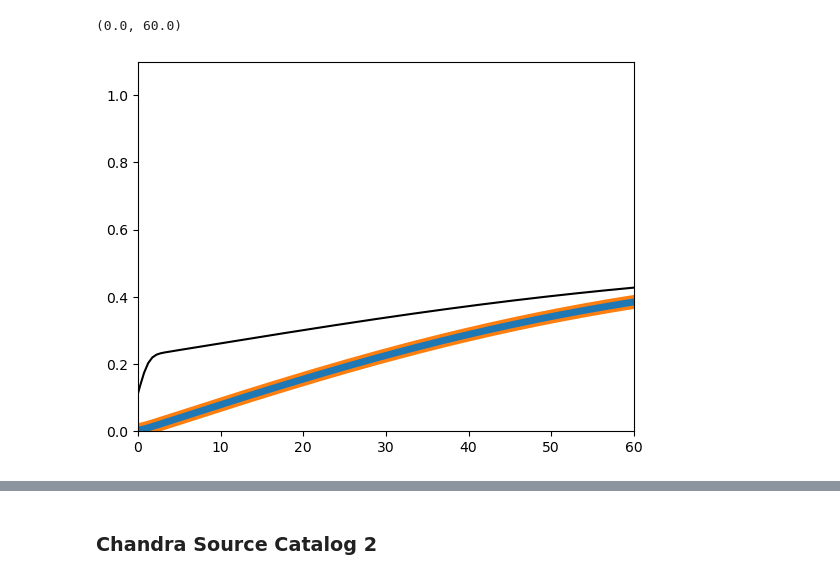
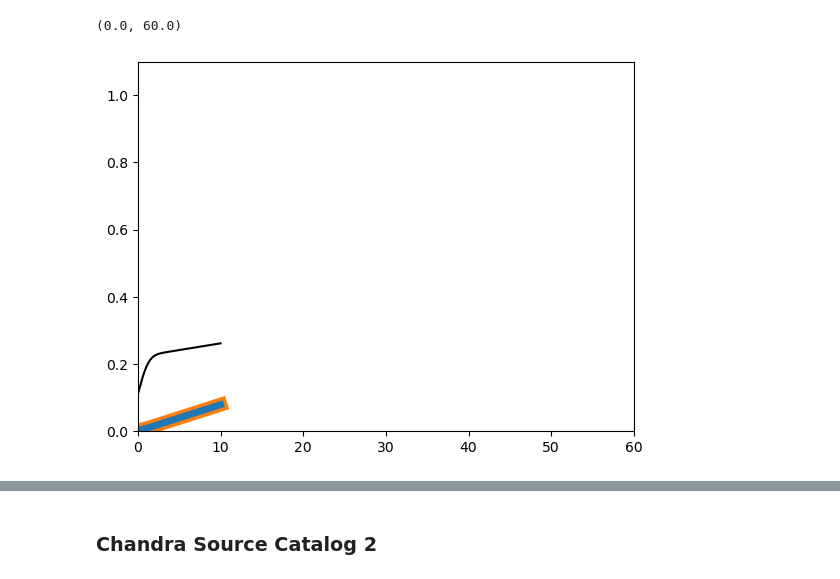
Before and after one commit to burke86/imbh_demographics, a Jupyter notebook: xray.ipynb, the cells around one changed output, grey strips where cells are left out. Cells and saved outputs as stored; diff of their text form; code cells hidden in the pictures.

```diff
--- a/xray.ipynb
+++ b/xray.ipynb
@@ -26,32 +28,32 @@ import corner
 # %%
-yy = np.linspace(-100, 100, 400)
+yy = np.linspace(-10, 10, 400)
 dyI = .01
 logL_SF = 10
 
 s1 = 1
 s2 = 50
 
 a = 0
 b = 0
 
 I = [np.trapz((1 - st.norm.sf(np.arange(-10, yi, dyI) - -a, scale=s1))*st.norm.pdf(np.arange(-10, yi, dyI) - -b, scale=s2), dx=dyI) for i, yi in enumerate(yy)]
 plt.plot(yy, I, lw=5)
 
 I = [np.trapz((st.norm.cdf(np.arange(-10, yi, dyI) - -a, scale=s1))*st.norm.pdf(np.arange(-10, yi, dyI) - -b, scale=s2), dx=dyI) for i, yi in enumerate(yy)]
 plt.plot(yy, I, lw=10, zorder=-1)
 
 #I = 1/(2) * (st.norm.cdf(yy - -5, scale=s1) * st.norm.cdf(yy - -5, scale=s2))
 #plt.plot(yy, I)
 
 I = 1/2 * st.norm.cdf( (yy) / 1 ) * st.norm.cdf( (yy - np.sqrt(1*s2)) / np.sqrt(1 + s2**2) )
 
 plt.plot(yy, I, color='k')
 
 plt.ylim(0, 1.1)
 plt.xlim(0, 60)
 # %% [output]
 (0.0, 60.0)
-[figure, old version]
+[figure, new version]
 # %%
 (s1**2 + s2**2)
 # %% [output]
```
Also changed, not shown: parts of 20 cells of this notebook.
